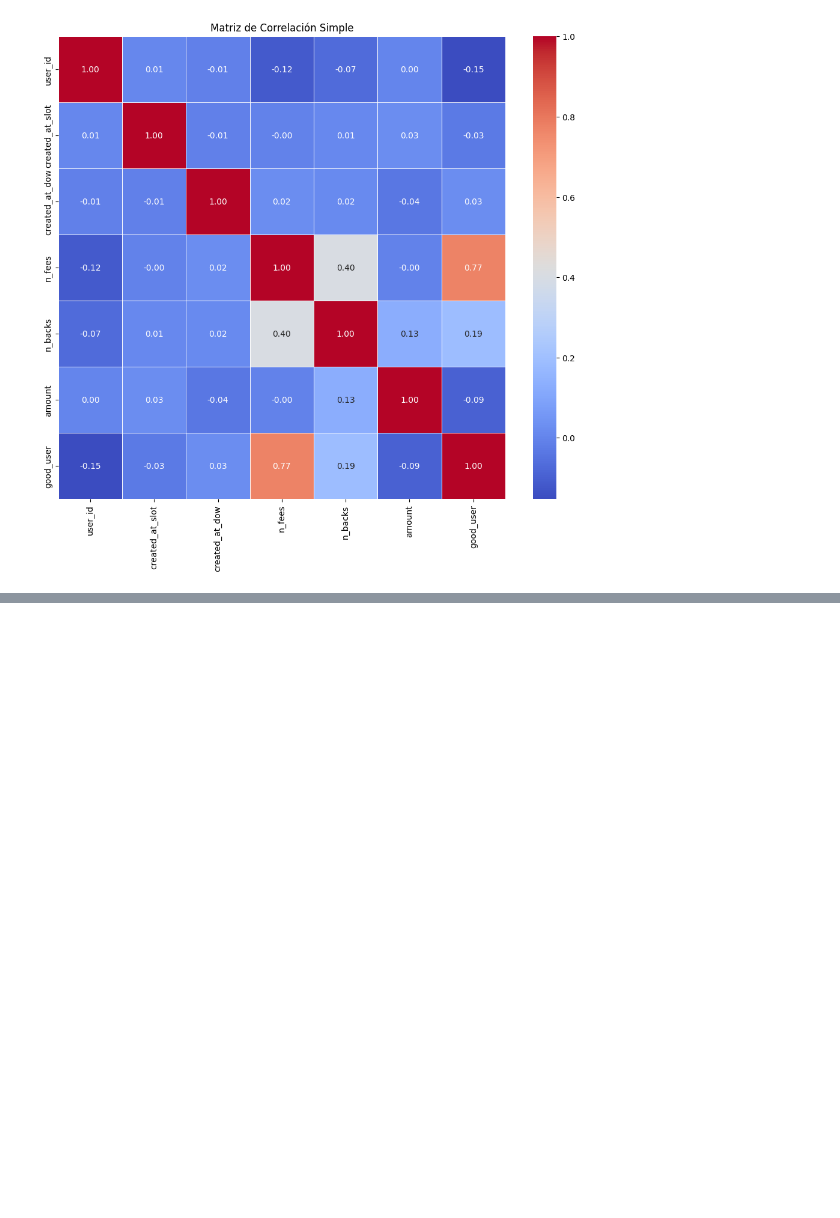
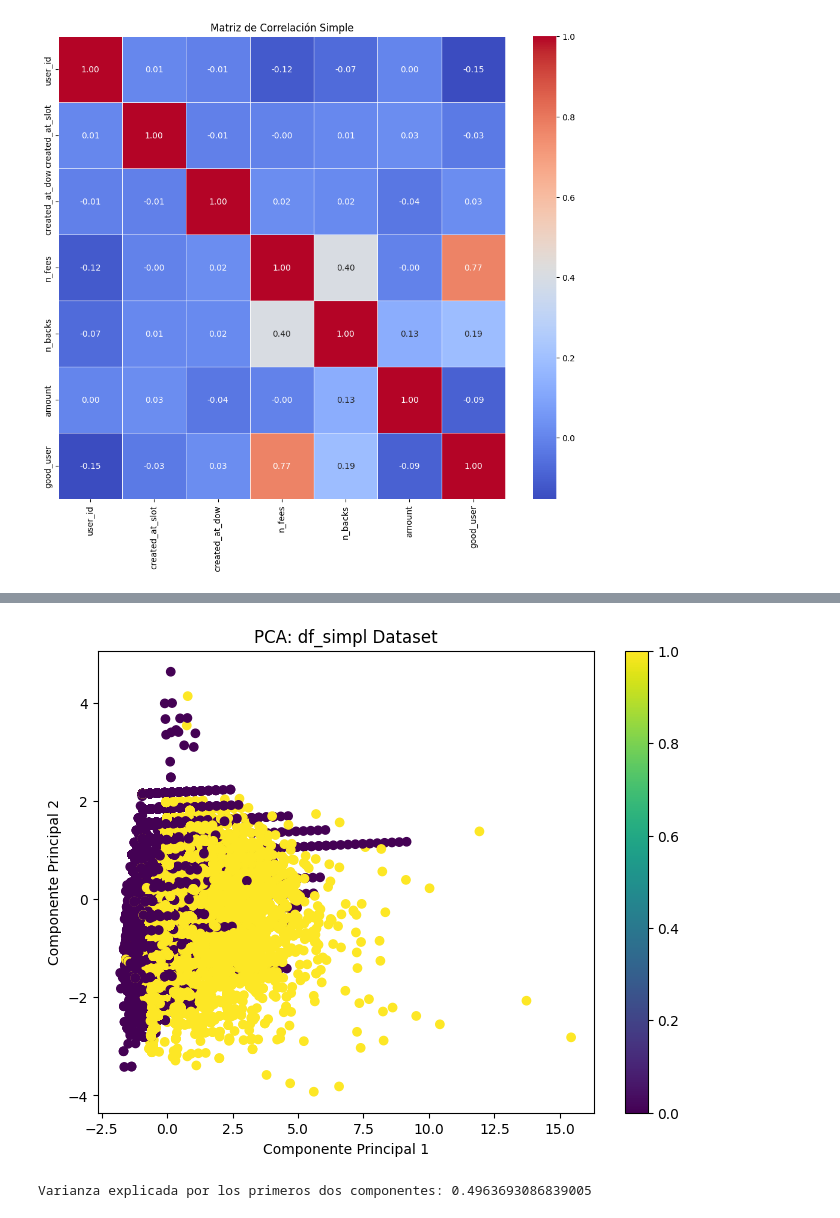
Before and after one commit to Data-Science-Pasta-Loca/ProyectoPastaLoca2, a Jupyter notebook: Alba/modelo.ipynb, the cells around one changed output, grey strips where cells are left out. Saved outputs shown, nothing was run; the diff lists cells and outputs as text; code cells hidden in the pictures; blank space fills up the shorter version.

```diff
--- a/Alba/modelo.ipynb
+++ b/Alba/modelo.ipynb
@@ -114,0 +175,21 @@ plt.show()
+# %%
+# Aplicar PCA
+n_components = len(eig_values)
+pca = PCA(n_components)
+X_pca = pca.fit_transform(X_scaled)
+
+# Visualizar los resultados de PCA
+plt.figure(figsize=(8,6))
+plt.scatter(X_pca[:, 0], X_pca[:, 1], c=y, cmap='viridis')
+plt.xlabel('Componente Principal 1')
+plt.ylabel('Componente Principal 2')
+plt.title('PCA: df_simpl Dataset')
+plt.colorbar(label='')
+plt.show()
+# %% [output]
+[figure, added]
+# %%
+# Mostrar la varianza explicada por cada componente
+print(f"Varianza explicada por los primeros dos componentes: {sum(pca.explained_variance_ratio_[0:2])}")
+# %% [output]
+Varianza explicada por los primeros dos componentes: 0.4963693086839005
```
Also changed, not shown: parts of 22 cells of this notebook, 2 other files.
